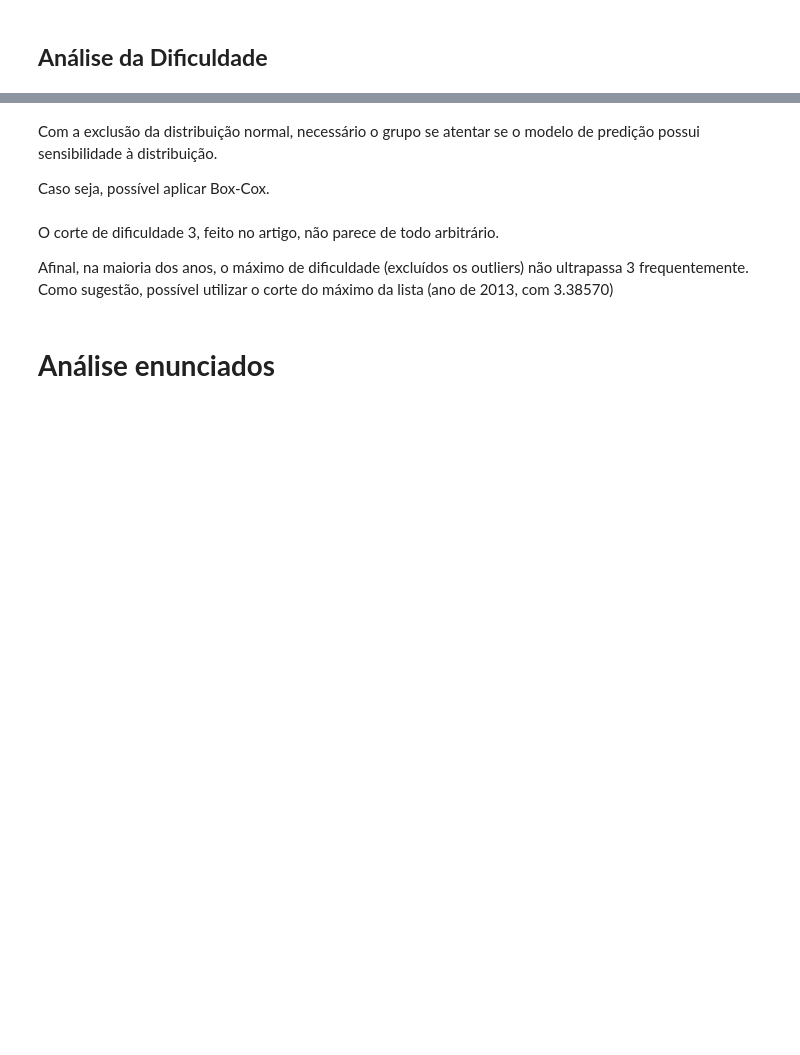
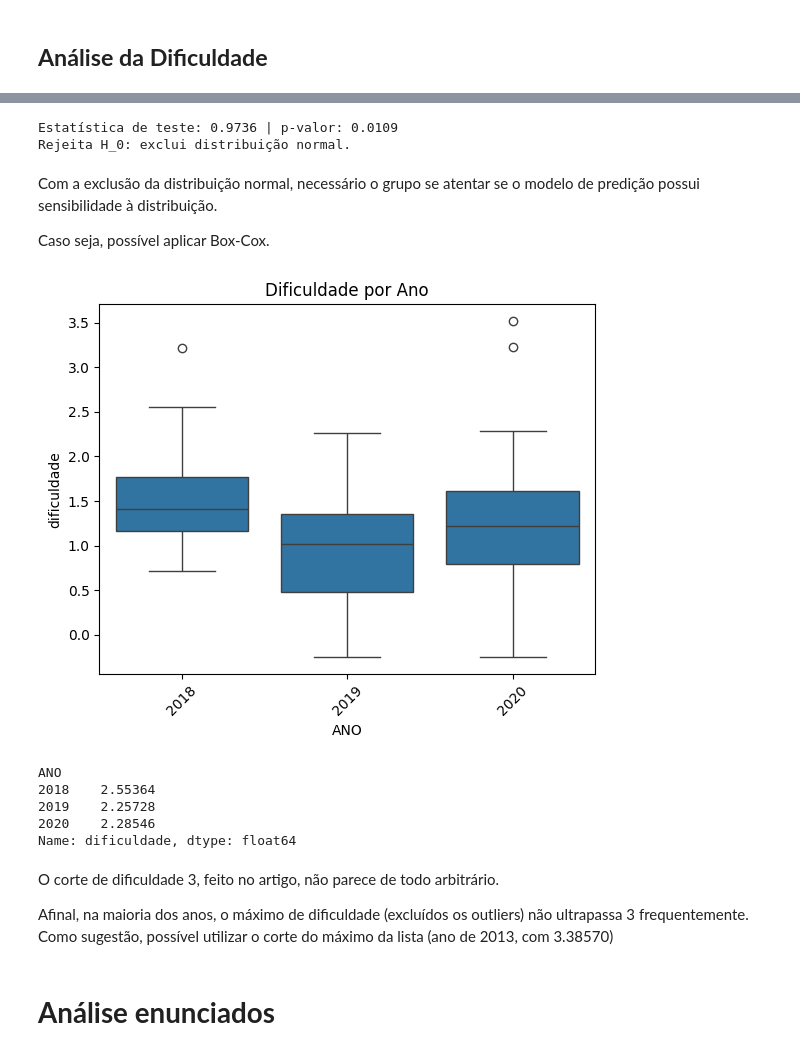
Before and after one commit to ciziks/enem-embbedings-social-questions, a Jupyter notebook: notebooks/5. Exploratory_Analysis.ipynb, the cells around one changed output, grey strips where cells are left out. Saved outputs shown, nothing was run; the diff lists cells and outputs as text; code cells hidden in the pictures; blank space fills up the shorter version.

```diff
--- a/notebooks/5. Exploratory_Analysis.ipynb
+++ b/notebooks/5. Exploratory_Analysis.ipynb
@@ -3,7 +3,8 @@
 # %%
 import pandas as pd
 
-data_folder = "../data/cleaned_data.csv"
+# data_folder = "../data/cleaned_data.csv"
+data_folder = '../data/df_18-20.csv'
 
 # Carregando dados limpos (resultado da Pré-Tokenização)
 df_enem = pd.read_csv(data_folder)
@@ -13,5 +21,5 @@ import matplotlib.pyplot as plt
 import seaborn as sns
 import scipy.stats as stats
 
-df = df_enem.rename(columns={"nu_param_B": "dificuldade"})
+df = df_enem.rename(columns={"NU_PARAM_B": "dificuldade"})
 df.head()
@@ -44,16 +84,21 @@ if p > 0.05:
     print("Não rejeita H_0: distribuição normal.")
 else:
     print("Rejeita H_0: exclui distribuição normal.")
+# %% [output]
+Estatística de teste: 0.9736 | p-valor: 0.0109
+Rejeita H_0: exclui distribuição normal.
 # %% [markdown]
 Com a exclusão da distribuição normal, necessário o grupo se atentar se o modelo de predição possui sensibilidade à distribuição.
 
 Caso seja, possível aplicar Box-Cox.
 # %%
-sns.boxplot(x='ano', y='dificuldade', data=df, order=sorted(df["ano"].unique()))
+sns.boxplot(x='ANO', y='dificuldade', data=df, order=sorted(df["ANO"].unique()))
 plt.title('Dificuldade por Ano')
 plt.xticks(rotation=45)
 
 plt.show()
+# %% [output]
+[figure, added]
 # %%
 def max_sem_outlier(group):
     Q1 = group.quantile(0.25)
@@ -62,8 +107,14 @@ def max_sem_outlier(group):
     limite_superior = Q3 + 1.5 * IQR
     return group[group <= limite_superior].max()
 
-max_por_ano = df.groupby('ano')['dificuldade'].apply(max_sem_outlier)
+max_por_ano = df.groupby('ANO')['dificuldade'].apply(max_sem_outlier)
 max_por_ano
+# %% [output]
+ANO
+2018    2.55364
+2019    2.25728
+2020    2.28546
+Name: dificuldade, dtype: float64
 # %% [markdown]
 O corte de dificuldade 3, feito no artigo, não parece de todo arbitrário.
 
```
Also changed, not shown: parts of 17 cells of this notebook.
